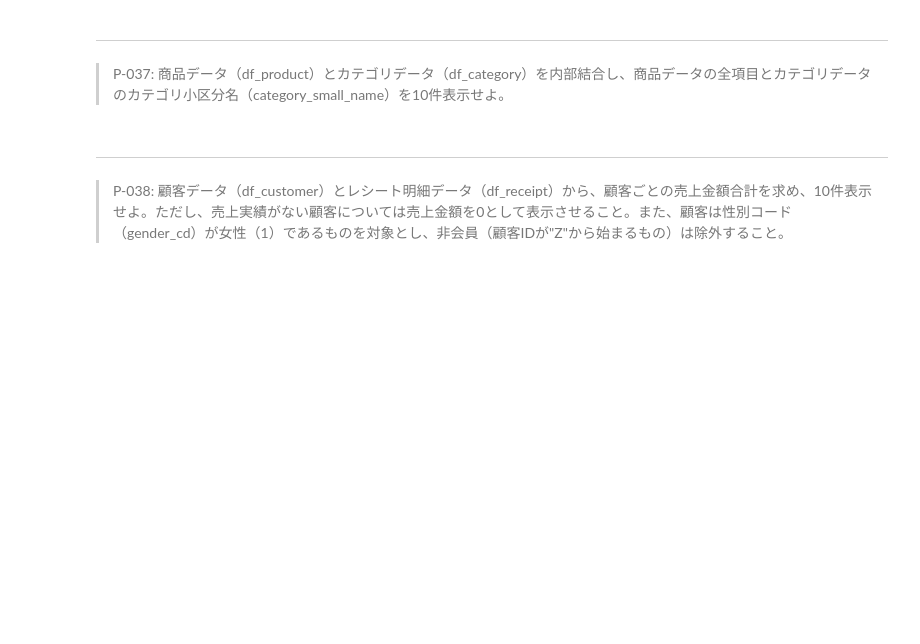
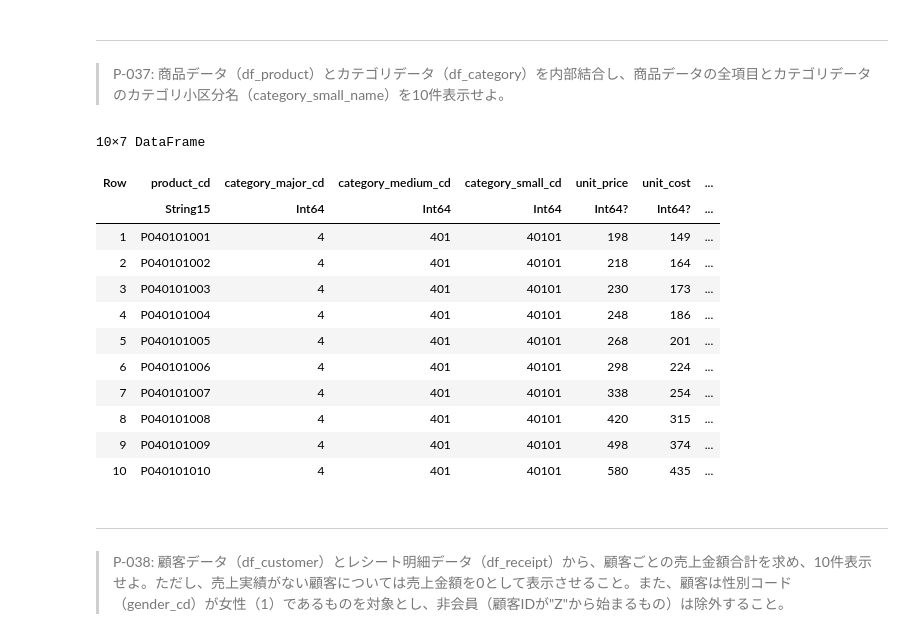
Before and after one commit to kuru-to/100knocks-preprocess, a Jupyter notebook: docker/work/preprocess_knock_Julia.ipynb, the cells around one changed output. Cells and saved outputs as stored; diff of their text form; code cells hidden in the pictures; blank space fills up the shorter version.

```diff
--- a/docker/work/preprocess_knock_Julia.ipynb
+++ b/docker/work/preprocess_knock_Julia.ipynb
@@ -827,6 +827,25 @@ end
 # %% [markdown]
 ---
 > P-037: 商品データ（df_product）とカテゴリデータ（df_category）を内部結合し、商品データの全項目とカテゴリデータのカテゴリ小区分名（category_small_name）を10件表示せよ。
+# %%
+merge_lst = [:category_major_cd, :category_medium_cd, :category_small_cd]
+@chain innerjoin(df_product, select(df_category, cat(merge_lst, [:category_small_name], dims=1)), on=merge_lst) begin
+    first(10)
+end
+# %% [output]
+10×7 DataFrame
+| Row | product_cd | category_major_cd | category_medium_cd | category_small_cd | unit_price | unit_cost | ... |
+|  | String15 | Int64 | Int64 | Int64 | Int64? | Int64? | ... |
+| 1 | P040101001 | 4 | 401 | 40101 | 198 | 149 | ... |
+| 2 | P040101002 | 4 | 401 | 40101 | 218 | 164 | ... |
+| 3 | P040101003 | 4 | 401 | 40101 | 230 | 173 | ... |
+| 4 | P040101004 | 4 | 401 | 40101 | 248 | 186 | ... |
+| 5 | P040101005 | 4 | 401 | 40101 | 268 | 201 | ... |
+| 6 | P040101006 | 4 | 401 | 40101 | 298 | 224 | ... |
+| 7 | P040101007 | 4 | 401 | 40101 | 338 | 254 | ... |
+| 8 | P040101008 | 4 | 401 | 40101 | 420 | 315 | ... |
+| 9 | P040101009 | 4 | 401 | 40101 | 498 | 374 | ... |
+| 10 | P040101010 | 4 | 401 | 40101 | 580 | 435 | ... |
 # %% [markdown]
 ---
 > P-038: 顧客データ（df_customer）とレシート明細データ（df_receipt）から、顧客ごとの売上金額合計を求め、10件表示せよ。ただし、売上実績がない顧客については売上金額を0として表示させること。また、顧客は性別コード（gender_cd）が女性（1）であるものを対象とし、非会員（顧客IDが"Z"から始まるもの）は除外すること。
```
Also changed, not shown: parts of 5 cells of this notebook.
